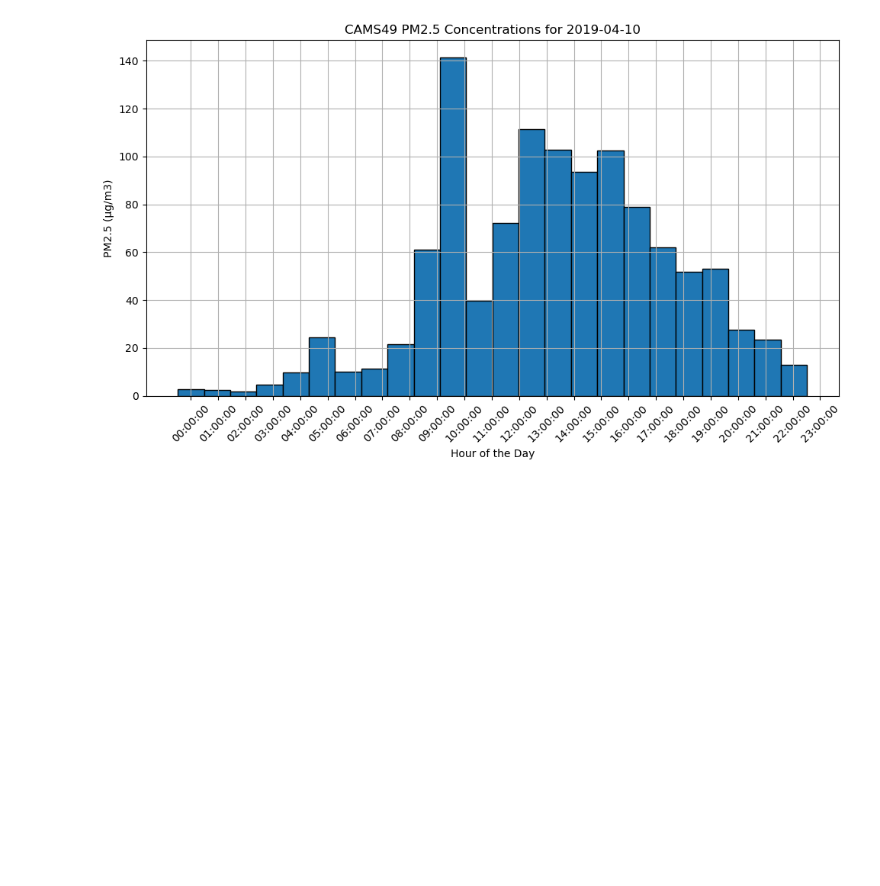
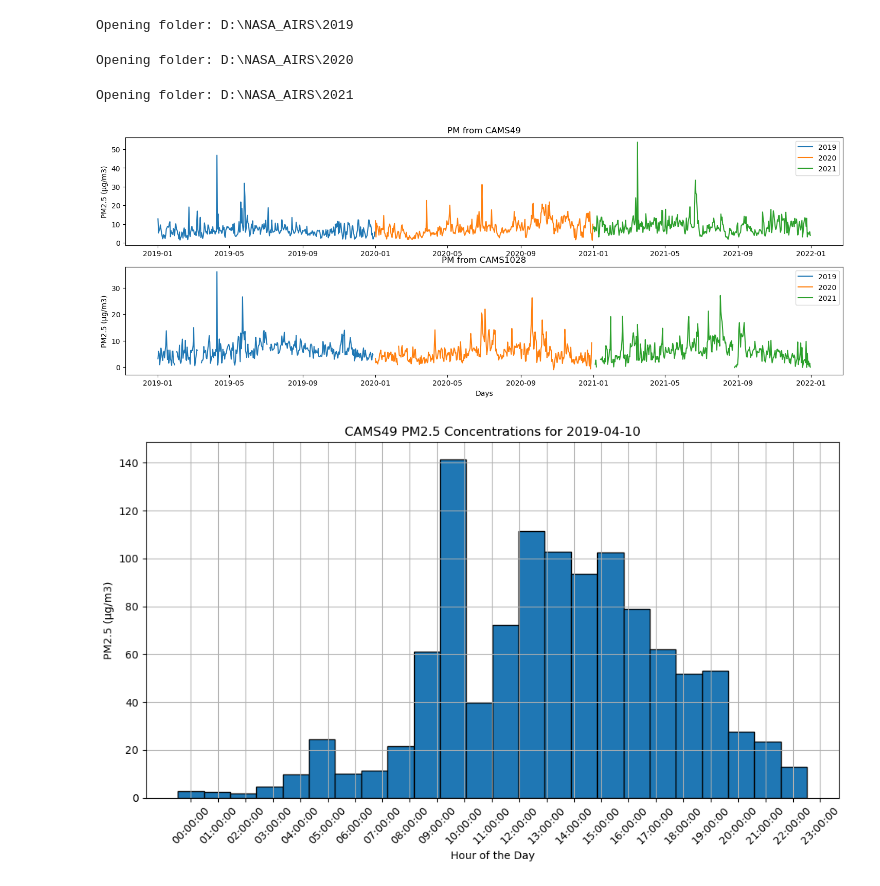
Before and after one commit to ChristopherLovepeace/dust_score_master_thesis, a Jupyter notebook: TECQ_plots.ipynb, the cells around one changed output. Saved outputs shown, nothing was run; the diff lists cells and outputs as text; code cells hidden in the pictures; blank space fills up the shorter version.

```diff
--- a/TECQ_plots.ipynb
+++ b/TECQ_plots.ipynb
@@ -28,3 +221,55 @@ tecq_cams1028
+# %%
+
+fig,axs=plt.subplots(2, 1,figsize=(18, 6))
+axs[0].set_title(f'PM from CAMS49')
+axs[1].set_title(f'PM from CAMS1028')
+axs[0].set_ylabel("PM2.5 (µg/m3)")
+axs[1].set_xlabel("Days")
+axs[1].set_ylabel("PM2.5 (µg/m3)")
+
+
+for year in ['2019','2020','2021']:
+    #start_time=time.time()
+    file_path_ext=os.path.join(file_ext,year)
+    file_list=sorted(os.listdir(os.path.join(file_ext,file_path_ext)))[1:]
+    print("Opening folder:", file_path_ext)
+    file_name_cams49=f'CAMS49_{year}.xlsx'
+    file_name_cams1028=f'CAMS1028_{year}.xlsx'
+    tecq_cams49=read_xlsx_tecq(file_name_cams49)
+    tecq_cams1028=read_xlsx_tecq(file_name_cams1028)
+
+
+    print(np.nanmean(tecq_cams49.values,axis=1))
+    timestamps = pd.date_range(start=f'{year}-01-01', end=f'{year}-12-31', freq='D')
+
+    '''
+    plt.figure(figsize=(15, 6))
+    plt.hist(timestamps, bins=365, weights=np.nanmean(tecq_cams49.values,axis=1), label=year)
+    plt.title(f'PM from CAMS49 for {year}')
+    plt.xlabel("Days")
+    plt.ylabel("PM2.5 (µg/m3)")
+    plt.legend()
+    plt.xticks(timestamps[timestamps.day==1], [f'{day}' for day in range(365) if day%30==0][:-1])
+    plt.tight_layout()
+    plt.show()
+    plt.legend()
+    '''
+    #fig,axs=plt.subplots(2, 1,figsize=(15, 6))
+
+    #axs[0].hist(timestamps, bins=len(timestamps),alpha=0.5, weights=np.nanmean(tecq_cams49.values,axis=1), label=year)
+    axs[0].plot(timestamps, np.nanmean(tecq_cams49.values,axis=1), label=year)
+    axs[0].legend()
+    #axs[0].set_xticks(timestamps[timestamps.day==1], [f'{day}' for day in range(365) if day%30==0][:-1])
+
+    #axs[1].hist(timestamps, bins=len(timestamps), alpha=0.5,weights=np.nanmean(tecq_cams1028.values,axis=1), label=year)
+    axs[1].plot(timestamps, np.nanmean(tecq_cams1028.values,axis=1), label=year)
+    axs[1].legend()
+    #axs[1].set_xticks(timestamps[timestamps.day==1], [f'{day}' for day in range(365) if day%30==0][:-1])
+# %% [output]
+Opening folder: D:\NASA_AIRS\2019
+Opening folder: D:\NASA_AIRS\2020
+Opening folder: D:\NASA_AIRS\2021
+[figure, added]
 # %%
 
 timestamps = pd.date_range('2019-04-10', periods=24, freq='H')
```
Also changed, not shown: parts of 10 cells of this notebook, 37 other files.
